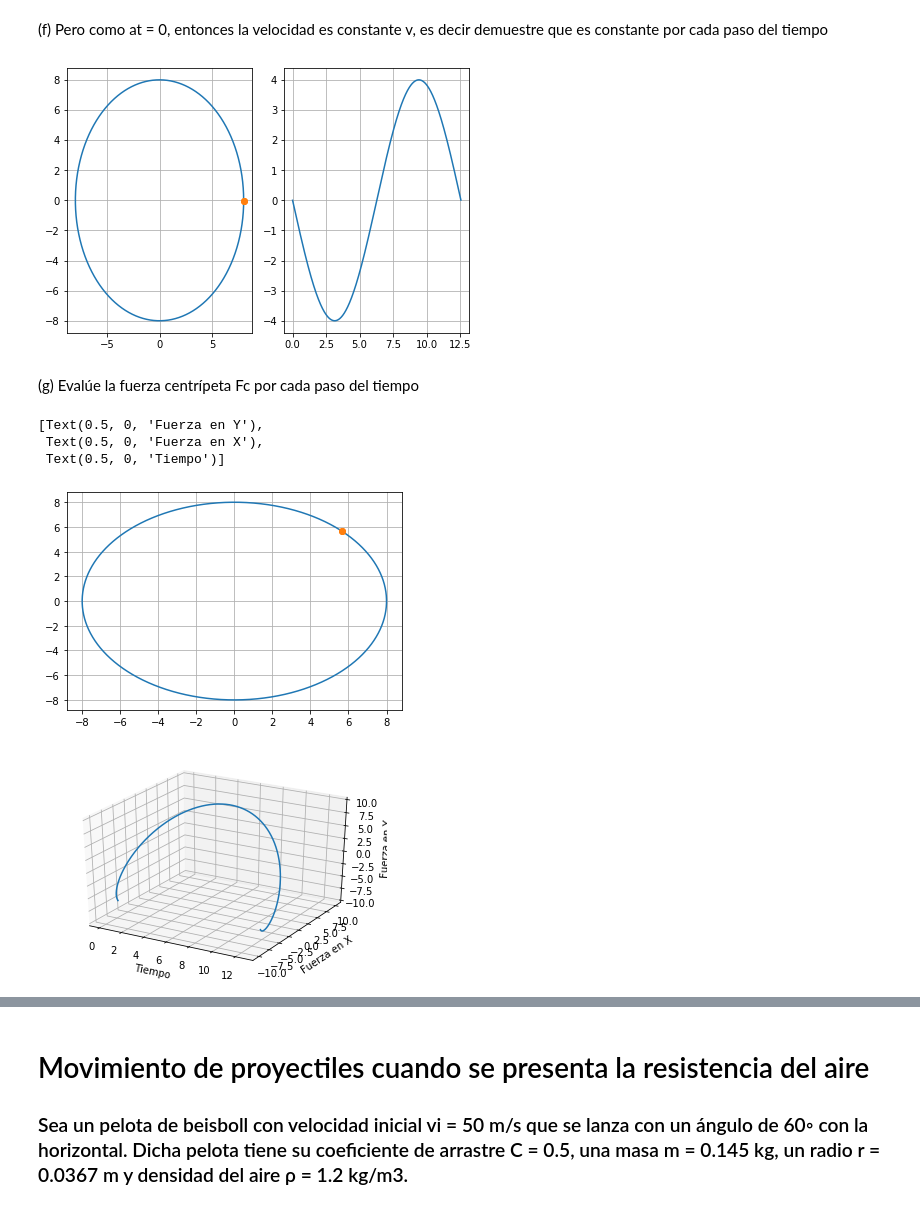
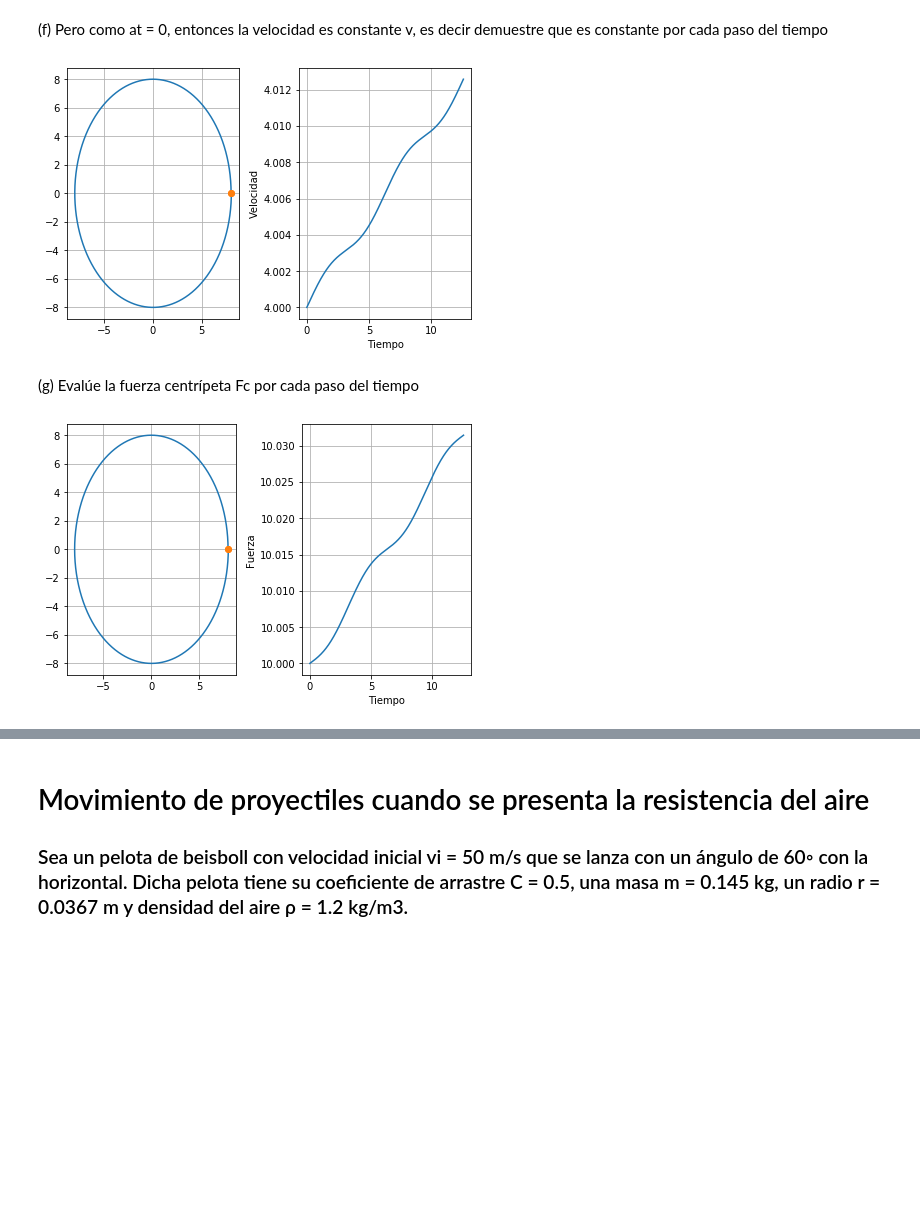
Before and after one commit to Nelson-Fuentes/Universidad, a Jupyter notebook: Fisica Computacional/Tarea/Laboratorio 4.ipynb, the cells around one changed output, grey strips where cells are left out. Saved outputs shown, nothing was run; the diff lists cells and outputs as text; code cells hidden in the pictures; blank space fills up the shorter version.

```diff
--- a/Fisica Computacional/Tarea/Laboratorio 4.ipynb
+++ b/Fisica Computacional/Tarea/Laboratorio 4.ipynb
@@ -16,7 +16,7 @@ from mpl_toolkits.mplot3d.axes3d import get_test_data
 a = 2
 r = 8
 m = 5
-h = 0.0001
+h = 0.001
 # %% [markdown]
 (a) x0 = r, y0 = 0, vx0 = 0, vy0 = +4 m/s
 # %%
@@ -118,7 +119,7 @@ a0 = np.array([ 0 , 0 ])
 pf = p0
 xs = [p0[0] ]
 ys = [p0[1] ]
-for i in np.arange(0 , 13, h):
+for i in np.arange(0 , 14, h):
     a0 = p0*(-a/r)
     p0 = pf
     pf = pf + v0*h
@@ -141,7 +142,10 @@ pf = p0
 xs = [p0[0] ]
 ys = [p0[1] ]
 t = [ 0 ]
-vs = [ v0[0] ]
+
+vs = [ math.sqrt(v0[0]**2 + v0[1]**2) ]
+
+
 for i in np.arange(0 , 12.5625, h):
     a0 = p0*(-a/r)
     p0 = pf
@@ -150,7 +154,8 @@ for i in np.arange(0 , 12.5625, h):
     xs.append(pf[0])
     ys.append(pf[1])
     t.append(i+h)
-    vs.append(v0[0])
+    v = math.sqrt(v0[0]**2 + v0[1]**2)
+    vs.append(v)
 
 
 fig, axis = plt.subplots(1, 2, constrained_layout=True)
@@ -159,47 +164,41 @@ axis[0].plot([pf[0], pf[0]], [pf[1], pf[1]], 'o')
 axis[0].grid()
 
 axis[1].plot(t, vs)
+axis[1].set(xlabel='Tiempo', ylabel='Velocidad')
 axis[1].grid()
 # %% [output]
-[figure, old version]
+[figure, new version]
 # %% [markdown]
 (g) Evalúe la fuerza centrípeta Fc por cada paso del tiempo
 # %%
-p0 = np.array([ math.cos(math.pi/4)*r , math.sin(math.pi/4)*r ])
-v0 = np.array([ 4* math.cos(math.pi/4), -4*math.sin(math.pi/4)])
+p0 = np.array([ 8 , 0 ])
+v0 = np.array([ 0 , 4 ])
 a0 = np.array([ 0 , 0 ])
-
-
 pf = p0
 xs = [p0[0] ]
 ys = [p0[1] ]
+t = [ 0 ]
 
-t = [  ]
-fxs = [  ]
-fys = [  ]
+fs = []
+
 for i in np.arange(0 , 12.5625, h):
     a0 = p0*(-a/r)
+    fs.append(math.sqrt(a0[0]**2 + a0[1]**2)*m)
     p0 = pf
     pf = pf + v0*h
     v0 = v0 + a0*h
     xs.append(pf[0])
     ys.append(pf[1])
+    t.append(i+h)
 
-    t.append(i )
-    fxs.append(a0[0]*m)
-    fys.append(a0[1]*m)
-fig = plt.figure()
-plt.plot(xs, ys)
-plt.plot([pf[0], pf[0]], [pf[1], pf[1]], 'o')
-plt.grid()
+fs.append(math.sqrt(a0[0]**2 + a0[1]**2)*m)
+fig, axis = plt.subplots(1, 2, constrained_layout=True)
+axis[0].plot(xs, ys)
+axis[0].plot([pf[0], pf[0]], [pf[1], pf[1]], 'o')
+axis[0].grid()
 
-fig = plt.figure()
-ax3d = plt.axes(projection='3d')
-ax3d.plot(t, fxs, fys)
-ax3d.set(xlabel='Tiempo', ylabel='Fuerza en X', zlabel='Fuerza en Y')
+axis[1].plot(t, fs)
+axis[1].set(xlabel='Tiempo', ylabel='Fuerza')
+axis[1].grid()
 # %% [output]
-[Text(0.5, 0, 'Fuerza en Y'),
- Text(0.5, 0, 'Fuerza en X'),
- Text(0.5, 0, 'Tiempo')]
-[figure, old version]
+[figure, new version]
-[figure, removed]
```
Also changed, not shown: parts of 8 cells of this notebook, 11 other files.
